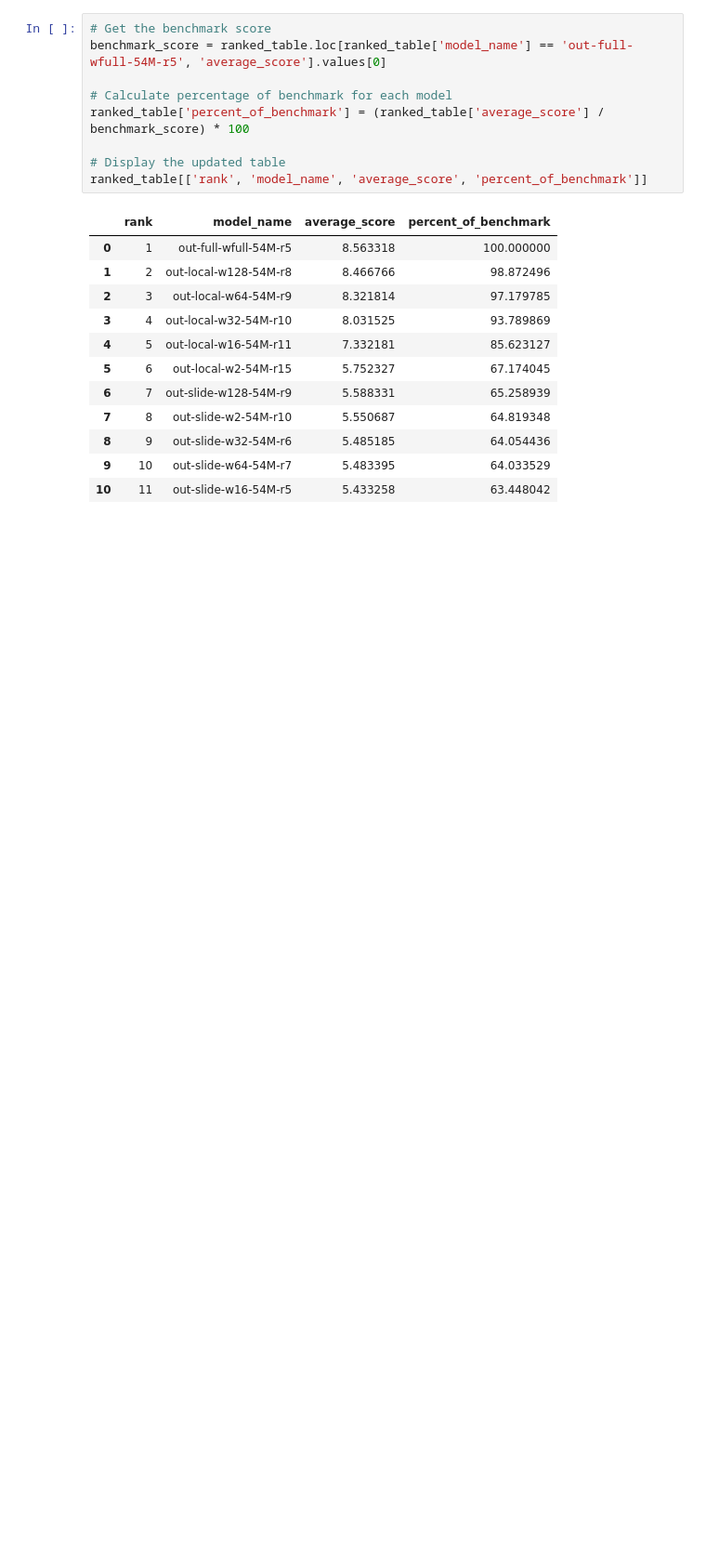
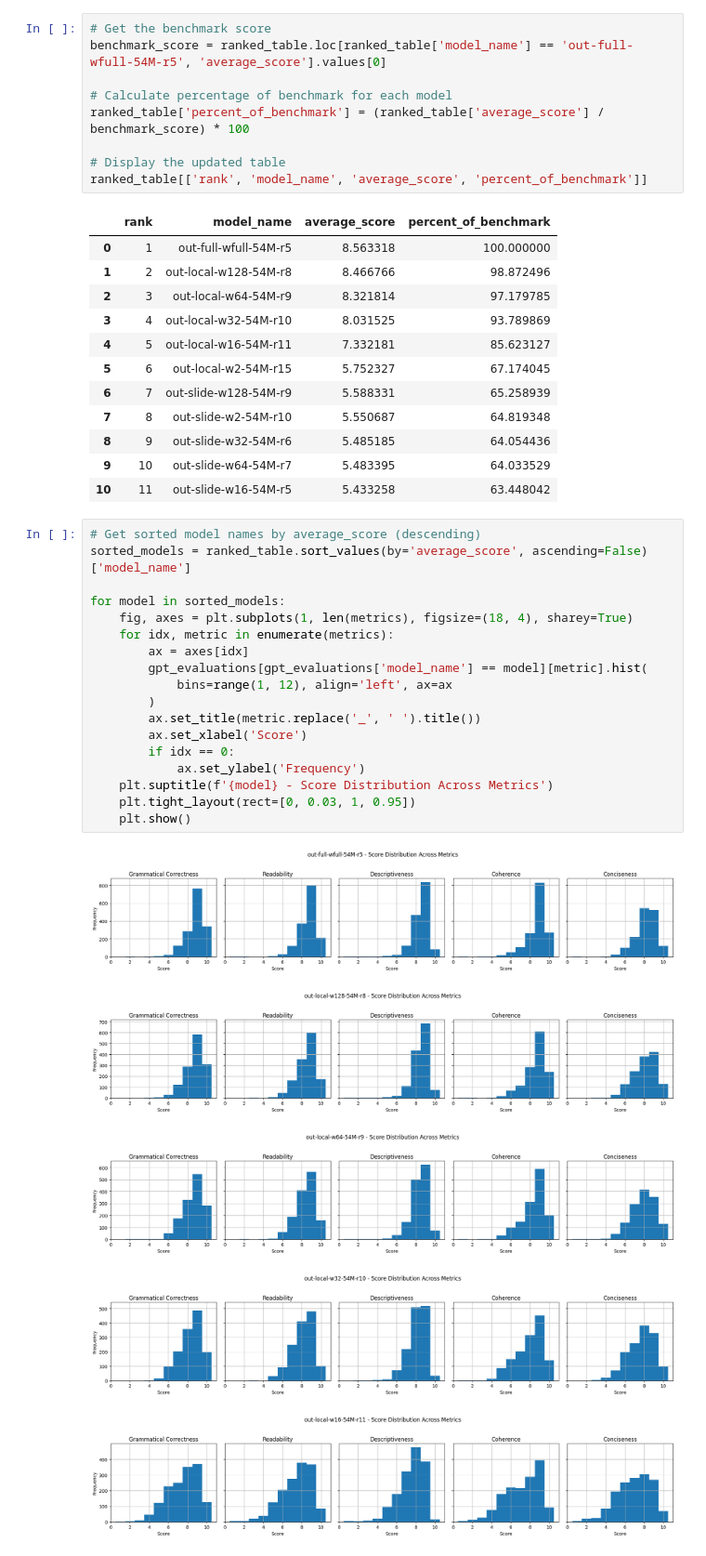
Before and after one commit to Danvictorgithub/gpt-evaluation, a Jupyter notebook: main.ipynb, the cells around one changed output. Shown at 93% size. Cells and saved outputs as stored; diff of their text form; blank space fills up the shorter version.

Commit message:
added score distribution across metrics

```diff
--- a/main.ipynb
+++ b/main.ipynb
@@ -215,3 +215,27 @@ ranked_table[['rank', 'model_name', 'average_score', 'percent_of_benchmark']]
 | 8 | 9 | out-slide-w32-54M-r6 | 5.485185 | 64.054436 |
 | 9 | 10 | out-slide-w64-54M-r7 | 5.483395 | 64.033529 |
 | 10 | 11 | out-slide-w16-54M-r5 | 5.433258 | 63.448042 |
+# %%
+# Get sorted model names by average_score (descending)
+sorted_models = ranked_table.sort_values(by='average_score', ascending=False)['model_name']
+
+for model in sorted_models:
+    fig, axes = plt.subplots(1, len(metrics), figsize=(18, 4), sharey=True)
+    for idx, metric in enumerate(metrics):
+        ax = axes[idx]
+        gpt_evaluations[gpt_evaluations['model_name'] == model][metric].hist(
+            bins=range(1, 12), align='left', ax=ax
+        )
+        ax.set_title(metric.replace('_', ' ').title())
+        ax.set_xlabel('Score')
+        if idx == 0:
+            ax.set_ylabel('Frequency')
+    plt.suptitle(f'{model} - Score Distribution Across Metrics')
+    plt.tight_layout(rect=[0, 0.03, 1, 0.95])
+    plt.show()
+# %% [output]
+[figure, added]
+[figure, added]
+[figure, added]
+[figure, added]
+[figure, added]
```
Also changed, not shown: parts of 1 cell of this notebook.
